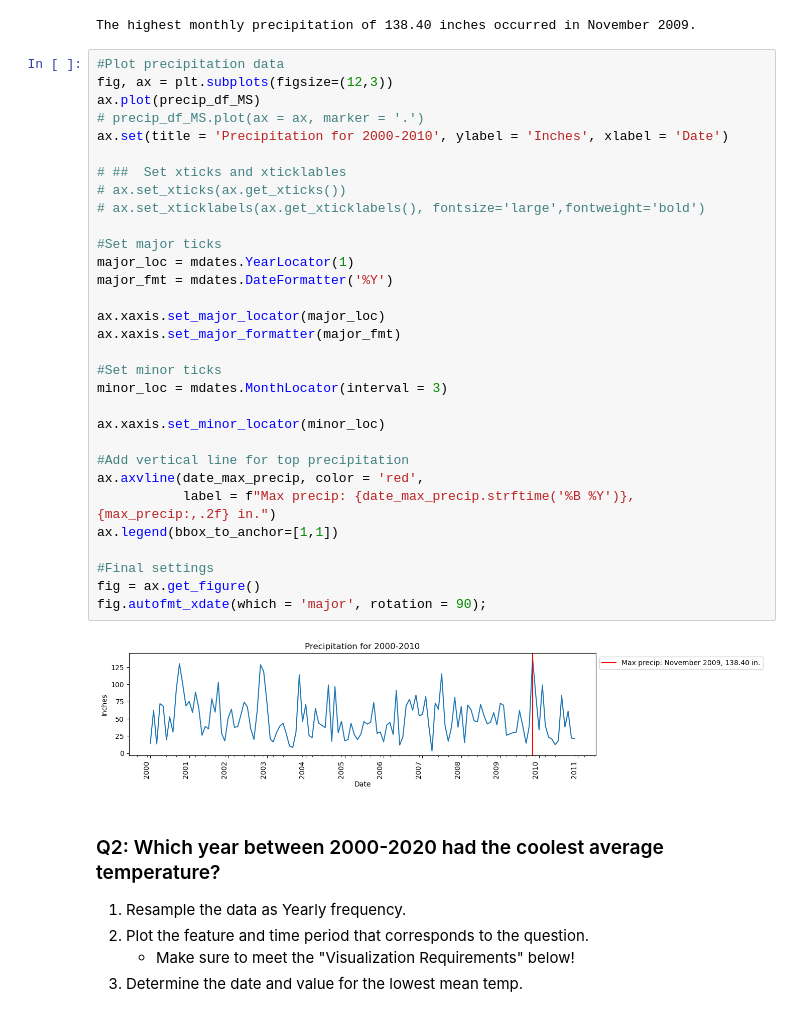
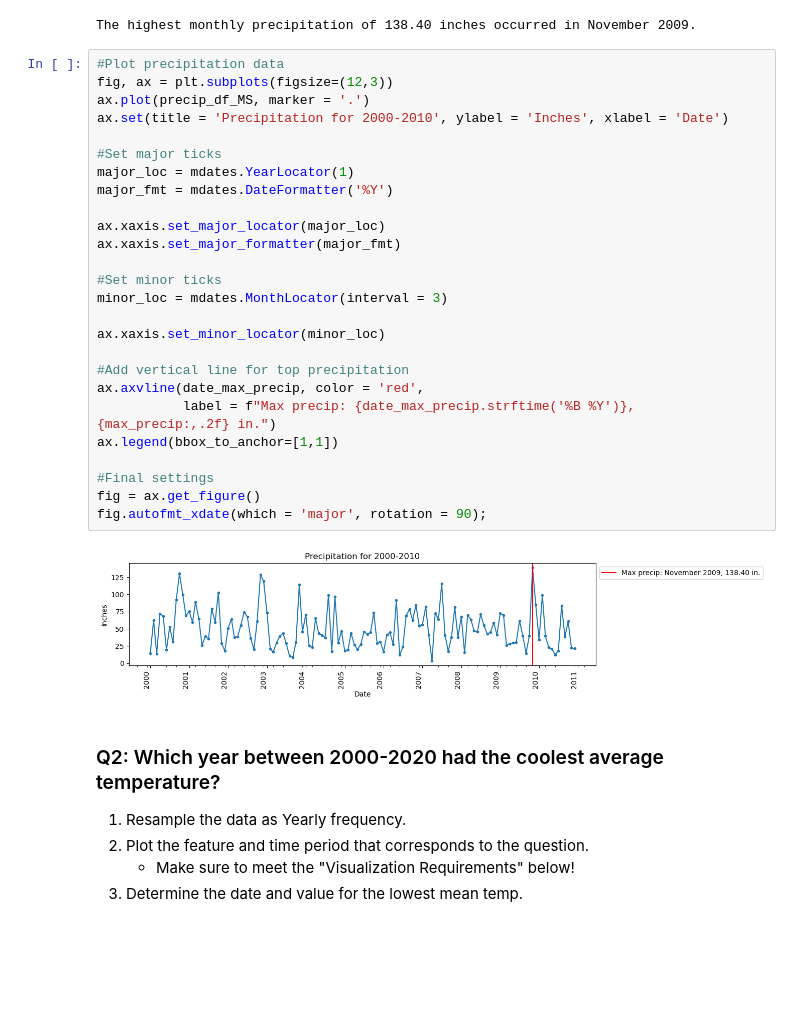
Before and after one commit to krisbarbier/Resampling-Datetime-Data, a Jupyter notebook: Resampling Datetime Data (Core).ipynb, the cells around one changed output. Saved outputs shown, nothing was run; the diff lists cells and outputs as text; blank space fills up the shorter version.

```diff
--- a/Resampling Datetime Data (Core).ipynb
+++ b/Resampling Datetime Data (Core).ipynb
@@ -206,36 +206,31 @@ The highest monthly precipitation of 138.40 inches occurred in November 2009.
 # %%
 #Plot precipitation data
 fig, ax = plt.subplots(figsize=(12,3))
-ax.plot(precip_df_MS)
-# precip_df_MS.plot(ax = ax, marker = '.')
+ax.plot(precip_df_MS, marker = '.')
 ax.set(title = 'Precipitation for 2000-2010', ylabel = 'Inches', xlabel = 'Date')
-
-# ##  Set xticks and xticklables
-# ax.set_xticks(ax.get_xticks())
-# ax.set_xticklabels(ax.get_xticklabels(), fontsize='large',fontweight='bold')
 
 #Set major ticks
 major_loc = mdates.YearLocator(1)
 major_fmt = mdates.DateFormatter('%Y')
 
 ax.xaxis.set_major_locator(major_loc)
 ax.xaxis.set_major_formatter(major_fmt)
 
 #Set minor ticks
 minor_loc = mdates.MonthLocator(interval = 3)
 
 ax.xaxis.set_minor_locator(minor_loc)
 
 #Add vertical line for top precipitation
 ax.axvline(date_max_precip, color = 'red',
            label = f"Max precip: {date_max_precip.strftime('%B %Y')}, {max_precip:,.2f} in.")
 ax.legend(bbox_to_anchor=[1,1])
 
 #Final settings
 fig = ax.get_figure()
 fig.autofmt_xdate(which = 'major', rotation = 90);
 # %% [output]
-[figure, old version]
+[figure, new version]
 # %% [markdown]
 ### Q2: Which year between 2000-2020 had the coolest average temperature?
 
```
Also changed, not shown: parts of 2 cells of this notebook.
